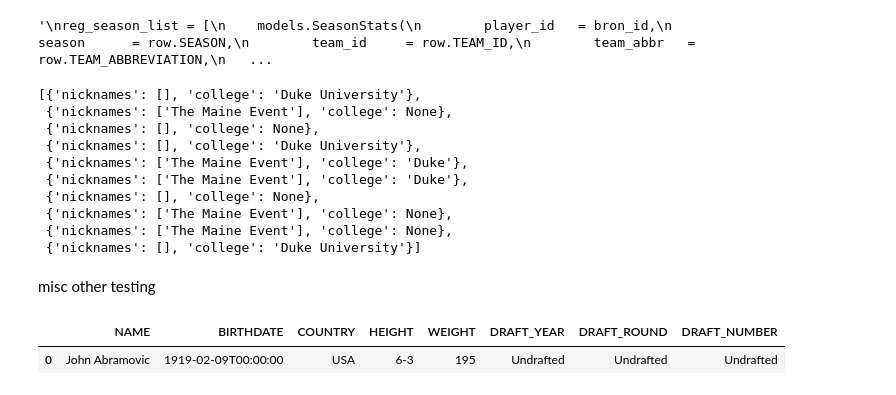
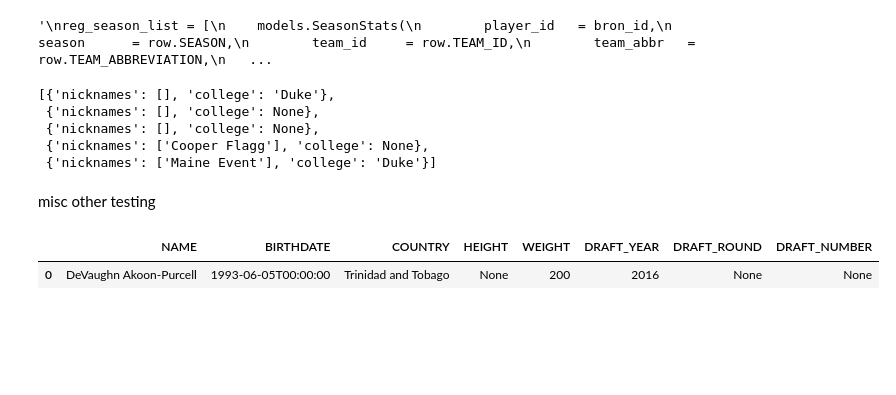
Before and after one commit to kingtusks/dagger, a Jupyter notebook: setup/test.ipynb, the cells around one changed output. Cells and saved outputs as stored; diff of their text form; code cells hidden in the pictures; blank space fills up the shorter version.

```diff
--- a/setup/test.ipynb
+++ b/setup/test.ipynb
@@ -126,7 +129,7 @@ def getPlayer(pid: int):
     info_df = info_df[needed_columns]
     info_df = info_df.rename({"DISPLAY_FIRST_LAST": "NAME"}, axis=1)
 
-    for col in ["DRAFT_YEAR", "DRAFT_ROUND", "DRAFT_NUMBER"]:
+    for col in ["DRAFT_YEAR", "DRAFT_ROUND", "DRAFT_NUMBER", "HEIGHT", "WEIGHT"]:
         info_df[col] = info_df[col].apply(lambda x: int(x) if str(x).isdigit() else None)
 
     return info_df
@@ -484,26 +484,21 @@ dtype: object
 '\nreg_season_list = [\n    models.SeasonStats(\n        player_id   = bron_id,\n        season      = row.SEASON,\n        team_id     = row.TEAM_ID,\n        team_abbr   = row.TEAM_ABBREVIATION,\n   ...
 # %%
 history = []
-for i in range(10):
+for i in range(5):
     history.append(getExtraPlayerInfo("cooper flagg"))
 
 history
 # %% [output]
-[{'nicknames': [], 'college': 'Duke University'},
- {'nicknames': ['The Maine Event'], 'college': None},
+[{'nicknames': [], 'college': 'Duke'},
  {'nicknames': [], 'college': None},
- {'nicknames': [], 'college': 'Duke University'},
- {'nicknames': ['The Maine Event'], 'college': 'Duke'},
- {'nicknames': ['The Maine Event'], 'college': 'Duke'},
  {'nicknames': [], 'college': None},
- {'nicknames': ['The Maine Event'], 'college': None},
- {'nicknames': ['The Maine Event'], 'college': None},
- {'nicknames': [], 'college': 'Duke University'}]
+ {'nicknames': ['Cooper Flagg'], 'college': None},
+ {'nicknames': ['Maine Event'], 'college': 'Duke'}]
 # %% [markdown]
 misc other testing
 # %%
-data = getPlayer(76007)
+data = getPlayer(1629152)
 data
 # %% [output]
 |  | NAME | BIRTHDATE | COUNTRY | HEIGHT | WEIGHT | DRAFT_YEAR | DRAFT_ROUND | DRAFT_NUMBER |
-| 0 | John Abramovic | 1919-02-09T00:00:00 | USA | 6-3 | 195 | Undrafted | Undrafted | Undrafted |
+| 0 | DeVaughn Akoon-Purcell | 1993-06-05T00:00:00 | Trinidad and Tobago | None | 200 | 2016 | None | None |
```
Also changed, not shown: parts of 5 cells of this notebook, 4 other files.
